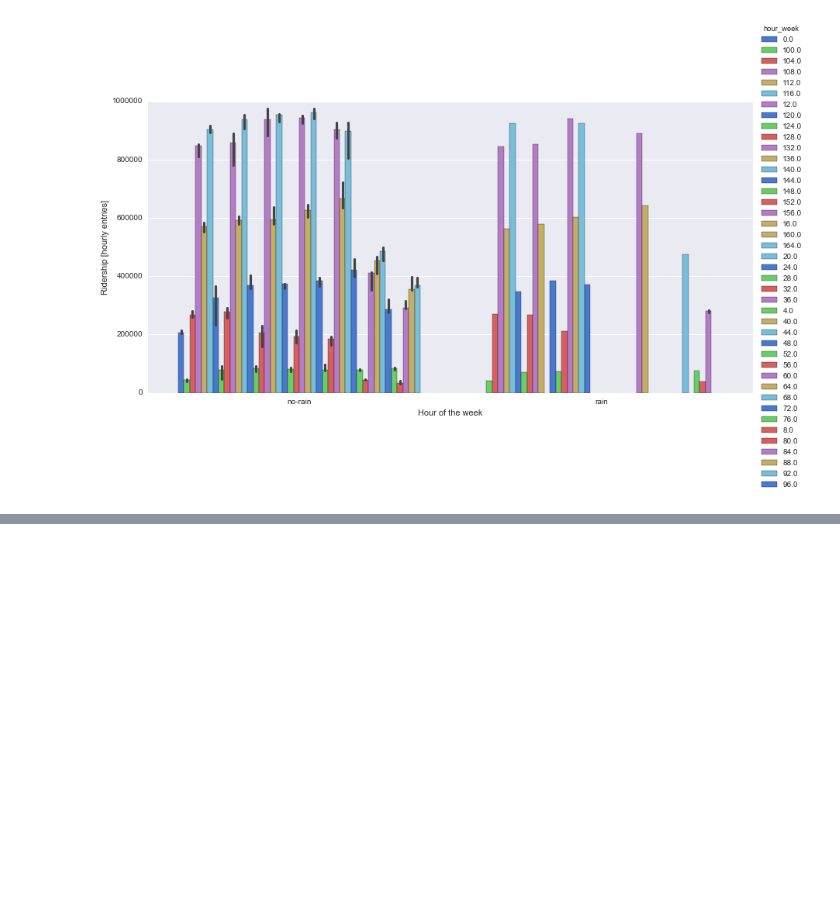
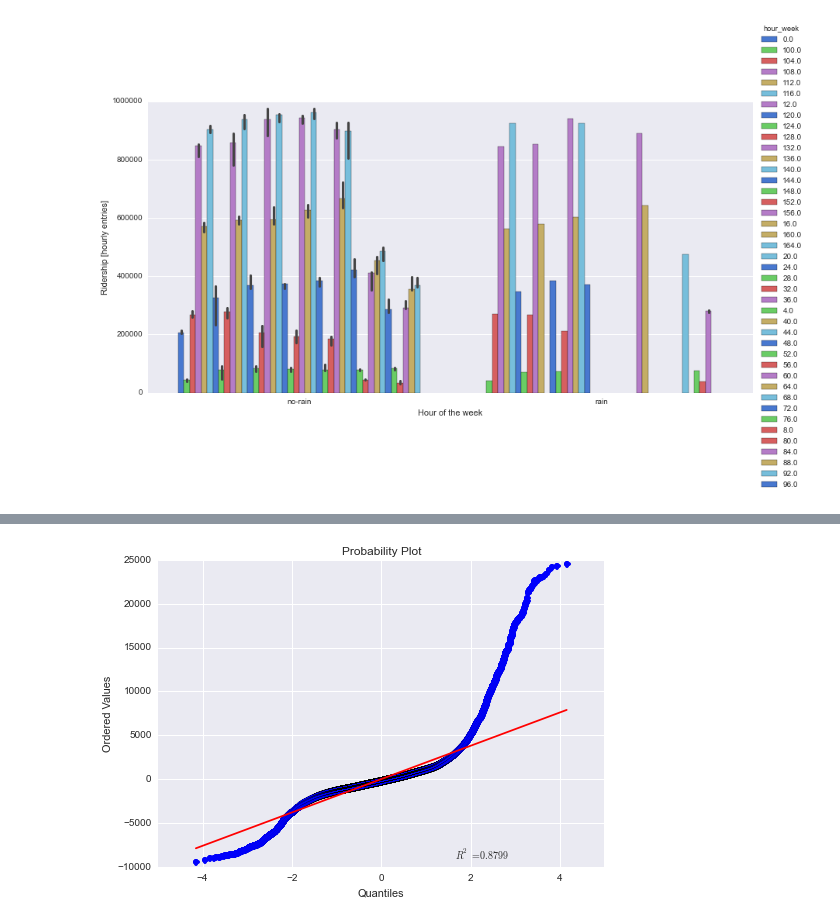
Before and after one commit to gornes/IntroToDS, a Jupyter notebook: Project1.ipynb, the cells around one changed output, grey strips where cells are left out. Cells and saved outputs as stored; diff of their text form; code cells hidden in the pictures; blank space fills up the shorter version.

```diff
--- a/Project1.ipynb
+++ b/Project1.ipynb
@@ -650,0 +688,4 @@ ordered = station_group["station", "ENTRIESn_hourly"].aggregate(np.mean).sort("E
+# %%
+cache = scipy.stats.probplot(improved_df.ENTRIESn_hourly - pred, plot=plt)
+# %% [output]
+[figure, added]
```
Also changed, not shown: parts of 66 cells of this notebook.
